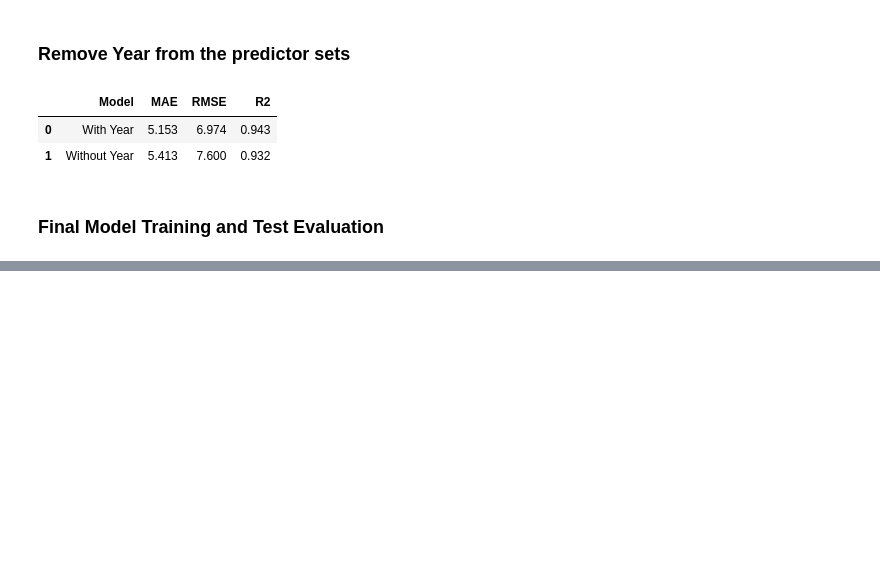
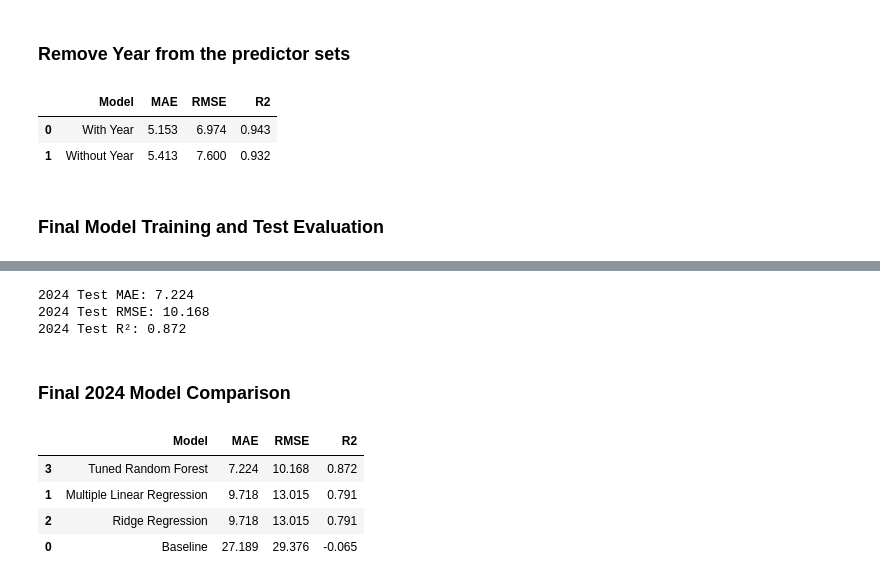
Before and after one commit to ajbunny/AI-Readiness-Governance-Capstone, a Jupyter notebook: notebooks/06_modeling_data_preparation.ipynb, the cells around one changed output, grey strips where cells are left out. Saved outputs shown, nothing was run; the diff lists cells and outputs as text; code cells hidden in the pictures; blank space fills up the shorter version.

```diff
--- a/notebooks/06_modeling_data_preparation.ipynb
+++ b/notebooks/06_modeling_data_preparation.ipynb
@@ -1103,0 +1138,80 @@ display(year_comparison.round(3))
+# %%
+# Generate final predictions for 2024
+
+final_rf_predictions = final_rf_pipeline.predict(x_test)
+
+# Calculate test metrics
+final_rf_mae = mean_absolute_error(
+    y_test, final_rf_predictions
+)
+
+final_rf_rmse = np.sqrt(
+    mean_squared_error(y_test, final_rf_predictions)
+)
+
+final_rf_r2 = r2_score(
+    y_test, final_rf_predictions
+)
+
+print("2024 Test MAE:", round(final_rf_mae, 3))
+print("2024 Test RMSE:", round(final_rf_rmse, 3))
+print("2024 Test R²:", round(final_rf_r2, 3))
+# %% [output]
+2024 Test MAE: 7.224
+2024 Test RMSE: 10.168
+2024 Test R²: 0.872
+# %% [markdown]
+### Final 2024 Model Comparison
+# %%
+# Evaluate baseline, linear regression, and Ridge on 2024
+# using the same 2018–2023 training observations
+
+from sklearn.base import clone
+
+comparison_models = {
+    "Baseline": DummyRegressor(strategy="mean"),
+
+    "Multiple Linear Regression": Pipeline([
+        ("imputer", SimpleImputer(strategy="median")),
+        ("scaler", StandardScaler()),
+        ("model", LinearRegression())
+    ]),
+
+    "Ridge Regression": Pipeline([
+        ("imputer", SimpleImputer(strategy="median")),
+        ("scaler", StandardScaler()),
+        ("model", Ridge(alpha=0.01))
+    ]),
+
+    "Tuned Random Forest": final_rf_pipeline
+}
+
+final_comparison_results = []
+
+for model_name, model in comparison_models.items():
+
+    fitted_model = clone(model)
+    fitted_model.fit(x_train_final, y_train_final)
+
+    predictions = fitted_model.predict(x_test)
+
+    final_comparison_results.append({
+        "Model": model_name,
+        "MAE": mean_absolute_error(y_test, predictions),
+        "RMSE": np.sqrt(mean_squared_error(y_test, predictions)),
+        "R2": r2_score(y_test, predictions)
+    })
+
+final_comparison_df = pd.DataFrame(final_comparison_results)
+
+display(
+    final_comparison_df
+    .sort_values("MAE")
+    .round(3)
+)
+# %% [output]
+|  | Model | MAE | RMSE | R2 |
+| 3 | Tuned Random Forest | 7.224 | 10.168 | 0.872 |
+| 1 | Multiple Linear Regression | 9.718 | 13.015 | 0.791 |
+| 2 | Ridge Regression | 9.718 | 13.015 | 0.791 |
+| 0 | Baseline | 27.189 | 29.376 | -0.065 |
```
Also changed, not shown: parts of 11 cells of this notebook, 9 other files.
